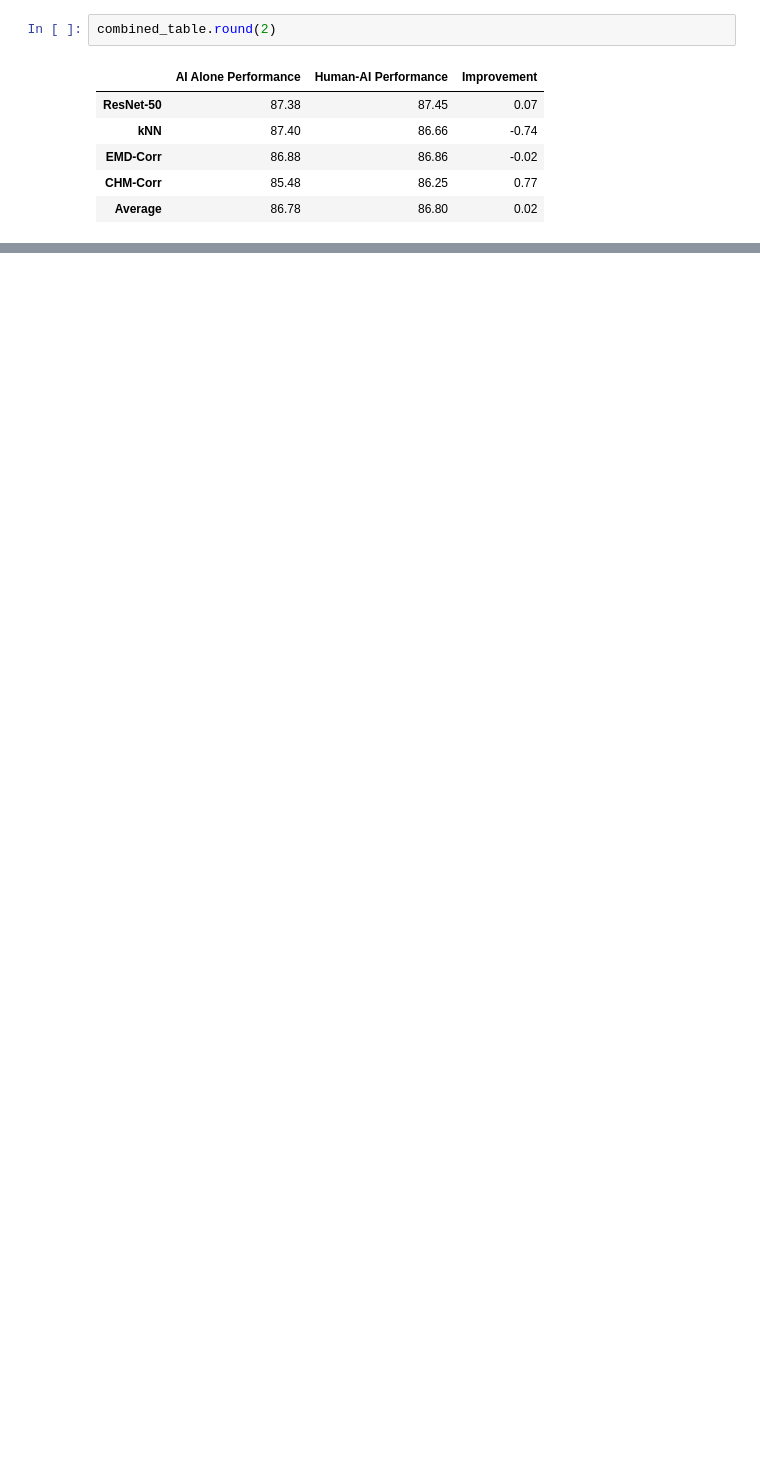
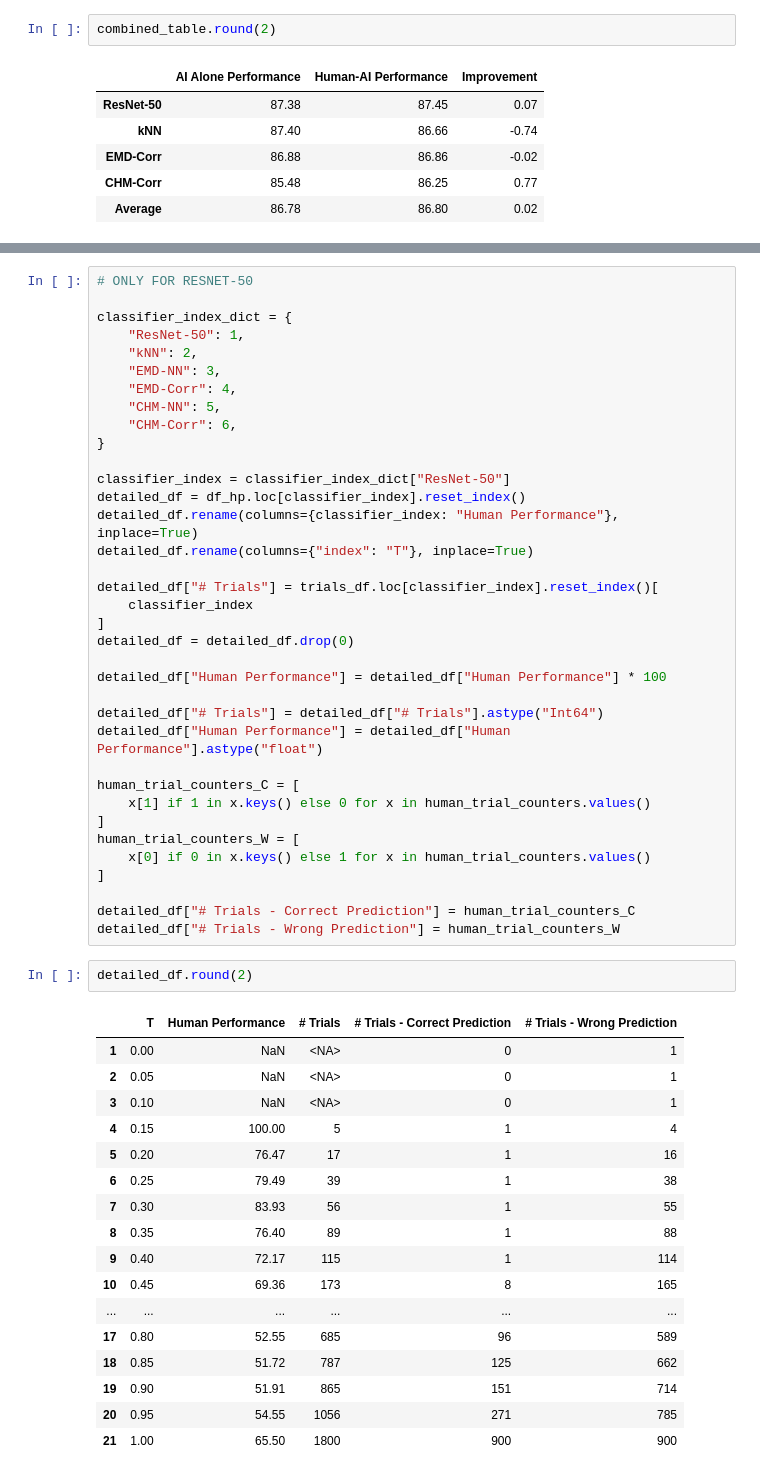
Before and after one commit to anguyen8/visual-correspondence-XAI, a Jupyter notebook: Human-Study/src/Table-C-CUB-Final.ipynb, the cells around one changed output, grey strips where cells are left out. Saved outputs shown, nothing was run; the diff lists cells and outputs as text; blank space fills up the shorter version.

```diff
--- a/Human-Study/src/Table-C-CUB-Final.ipynb
+++ b/Human-Study/src/Table-C-CUB-Final.ipynb
@@ -488,0 +561,56 @@ combined_table.round(2)
+# %%
+# ONLY FOR RESNET-50
+
+classifier_index_dict = {
+    "ResNet-50": 1,
+    "kNN": 2,
+    "EMD-NN": 3,
+    "EMD-Corr": 4,
+    "CHM-NN": 5,
+    "CHM-Corr": 6,
+}
+
+classifier_index = classifier_index_dict["ResNet-50"]
+detailed_df = df_hp.loc[classifier_index].reset_index()
+detailed_df.rename(columns={classifier_index: "Human Performance"}, inplace=True)
+detailed_df.rename(columns={"index": "T"}, inplace=True)
+
+detailed_df["# Trials"] = trials_df.loc[classifier_index].reset_index()[
+    classifier_index
+]
+detailed_df = detailed_df.drop(0)
+
+detailed_df["Human Performance"] = detailed_df["Human Performance"] * 100
+
+detailed_df["# Trials"] = detailed_df["# Trials"].astype("Int64")
+detailed_df["Human Performance"] = detailed_df["Human Performance"].astype("float")
+
+human_trial_counters_C = [
+    x[1] if 1 in x.keys() else 0 for x in human_trial_counters.values()
+]
+human_trial_counters_W = [
+    x[0] if 0 in x.keys() else 1 for x in human_trial_counters.values()
+]
+
+detailed_df["# Trials - Correct Prediction"] = human_trial_counters_C
+detailed_df["# Trials - Wrong Prediction"] = human_trial_counters_W
+# %%
+detailed_df.round(2)
+# %% [output]
+|  | T | Human Performance | # Trials | # Trials - Correct Prediction | # Trials - Wrong Prediction |
+| 1 | 0.00 | NaN | <NA> | 0 | 1 |
+| 2 | 0.05 | NaN | <NA> | 0 | 1 |
+| 3 | 0.10 | NaN | <NA> | 0 | 1 |
+| 4 | 0.15 | 100.00 | 5 | 1 | 4 |
+| 5 | 0.20 | 76.47 | 17 | 1 | 16 |
+| 6 | 0.25 | 79.49 | 39 | 1 | 38 |
+| 7 | 0.30 | 83.93 | 56 | 1 | 55 |
+| 8 | 0.35 | 76.40 | 89 | 1 | 88 |
+| 9 | 0.40 | 72.17 | 115 | 1 | 114 |
+| 10 | 0.45 | 69.36 | 173 | 8 | 165 |
+| ... | ... | ... | ... | ... | ... |
+| 17 | 0.80 | 52.55 | 685 | 96 | 589 |
+| 18 | 0.85 | 51.72 | 787 | 125 | 662 |
+| 19 | 0.90 | 51.91 | 865 | 151 | 714 |
+| 20 | 0.95 | 54.55 | 1056 | 271 | 785 |
+| 21 | 1.00 | 65.50 | 1800 | 900 | 900 |
```
Also changed, not shown: parts of 18 cells of this notebook, 1 other file.
